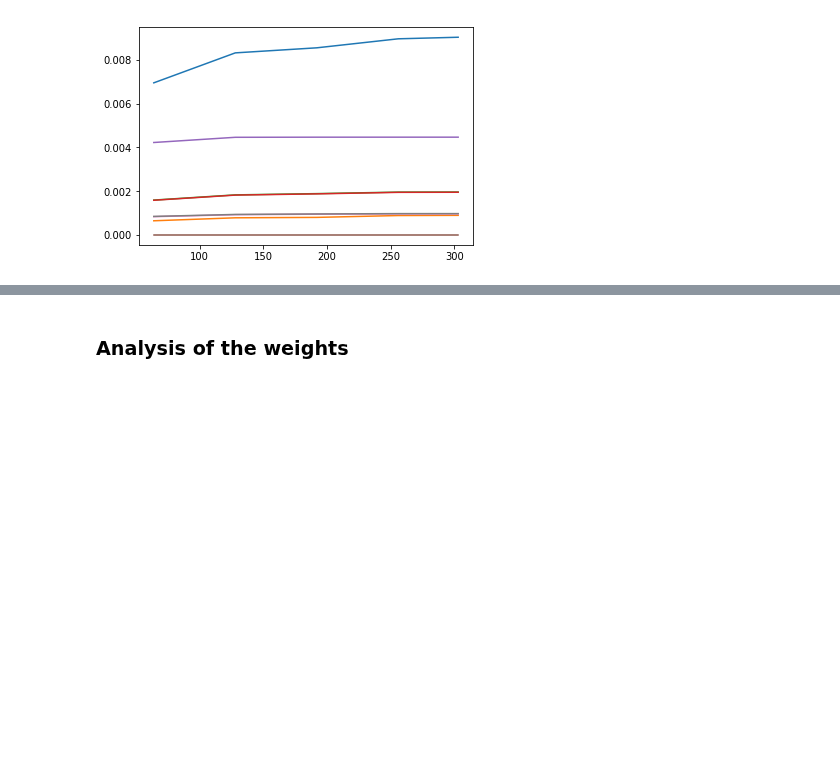
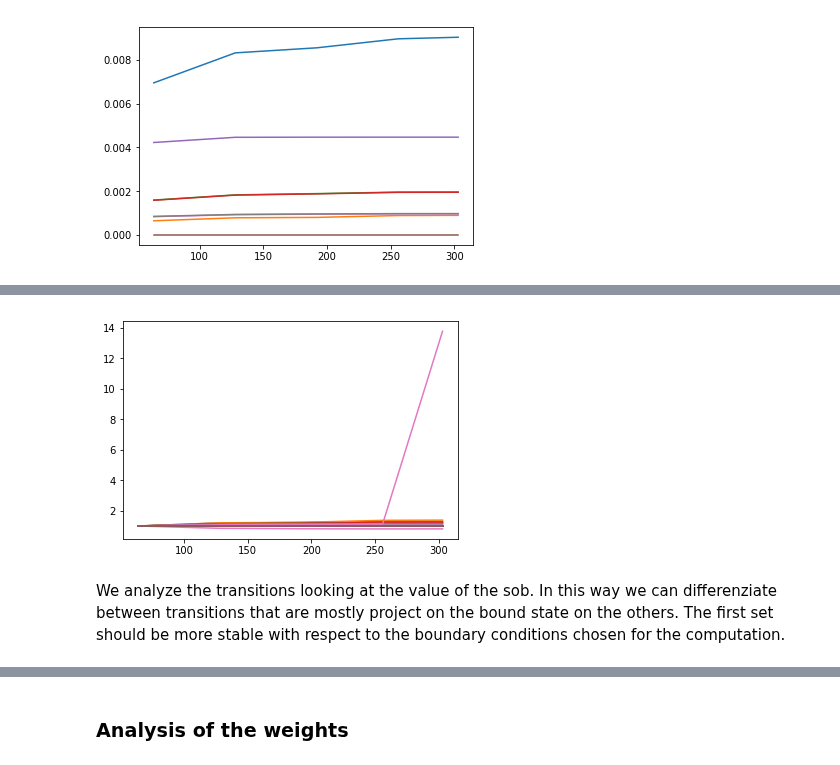
Before and after one commit to luigigenovese/KPM-nb, a Jupyter notebook: POLARIZABILITY/N2/free-bc/Analysis_of_Excitonic_States.ipynb, the cells around one changed output, grey strips where cells are left out. Cells and saved outputs as stored; diff of their text form; code cells hidden in the pictures; blank space fills up the shorter version.

```diff
--- a/POLARIZABILITY/N2/free-bc/Analysis_of_Excitonic_States.ipynb
+++ b/POLARIZABILITY/N2/free-bc/Analysis_of_Excitonic_States.ipynb
@@ -248,6 +201,6 @@ def evalSob(numBound,excitations):
 # %%
 reload(R)
-sob = R.evalSob(numBound,excitations)
+sob = R.evalSob(numVirtBound,excitations)
 #sob
 # %% [output]
 [64, 128, 192, 256, 303]
@@ -261,0 +217,3 @@ for tr in selLab:
+# %%
+sobStability = R.evalSobStability(sob,nalpha)
+#sobStability
@@ -261,0 +222,7 @@ for tr in selLab:
+# %%
+derThreshold = 1.0e-4
+highDerivativeTr = []
+for tr, s in sobStability.iteritems():
+    if abs(s['derivative']) > derThreshold:
+        highDerivativeTr.append(tr)
+highDerivativeTr
@@ -261,0 +231,3 @@ for tr in selLab:
+# %%
+for tr in highDerivativeTr:
+    print sobStability[tr]
@@ -261,0 +240,8 @@ for tr in selLab:
+# %%
+for tr in allTr:
+    val = np.array(sob[tr])/sob[tr][0]
+    plt.plot(nalpha,val)
+# %% [output]
+[figure, added]
+# %% [markdown]
+We analyze the transitions looking at the value of the sob. In this way we can differenziate between transitions that are mostly project on the bound state on the others. The first set should be more stable with respect to the boundary conditions chosen for the computation.
```
Also changed, not shown: parts of 22 cells of this notebook, 3 other files.
